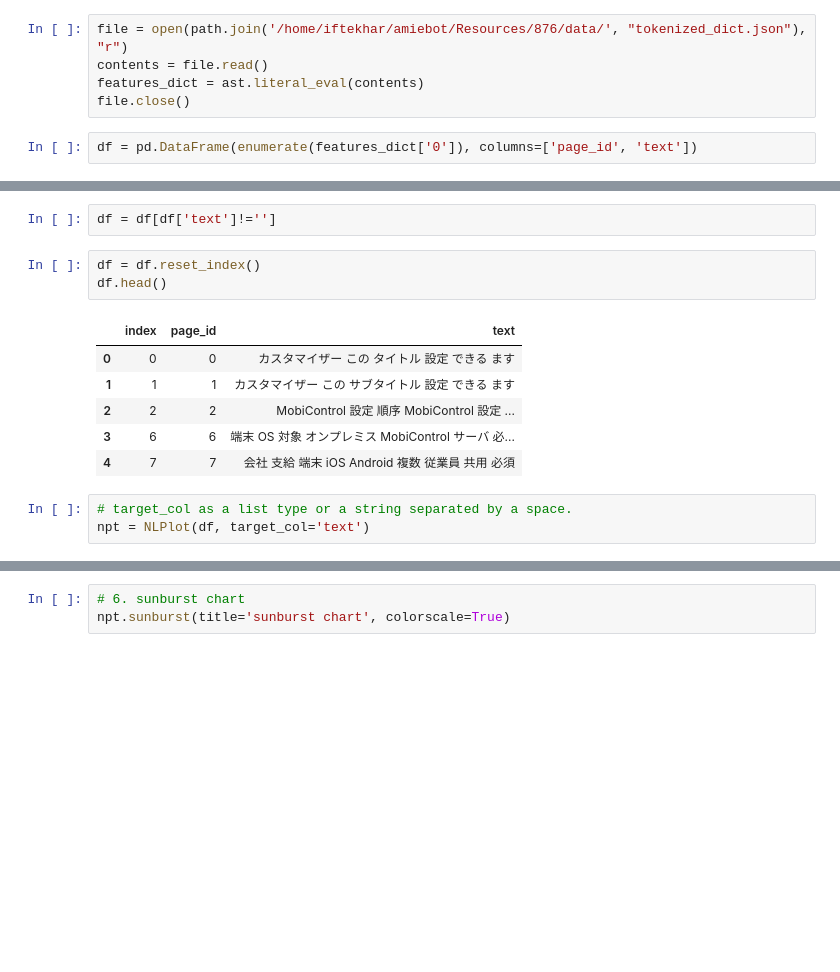
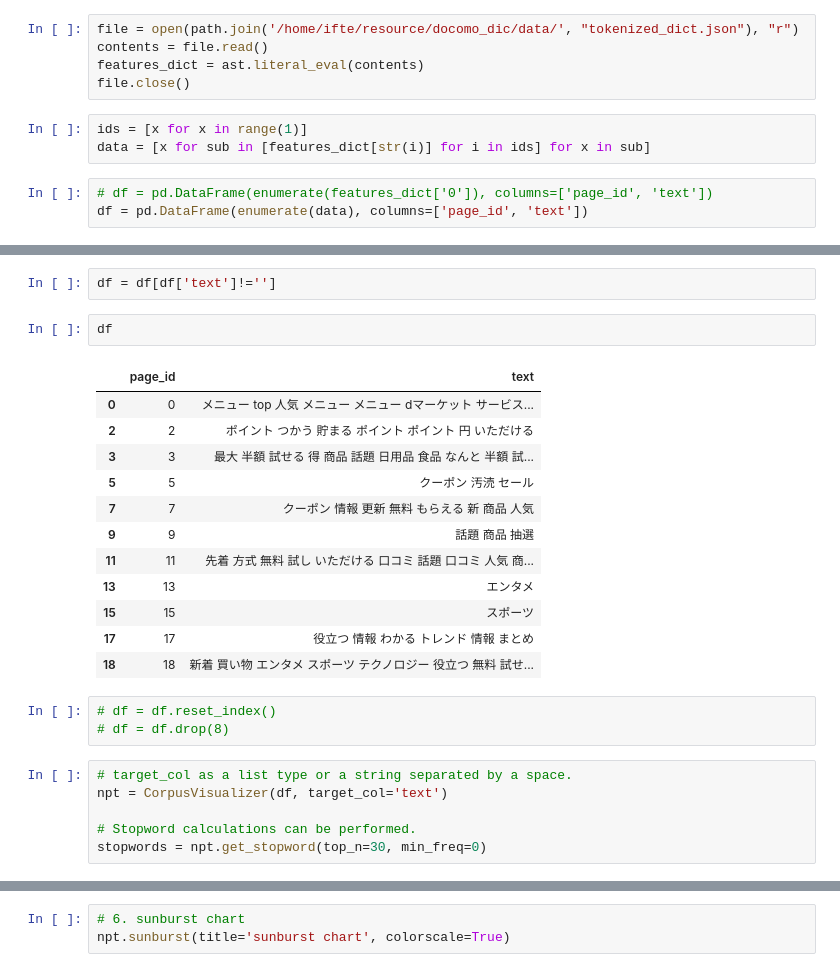
Before and after one commit to Iftekhar-mobin/AI-system, a Jupyter notebook: visualizer/ngram.ipynb, the cells around one changed output, grey strips where cells are left out. Cells and saved outputs as stored; diff of their text form; blank space fills up the shorter version.

```diff
--- a/visualizer/ngram.ipynb
+++ b/visualizer/ngram.ipynb
@@ -9,25 +14,40 @@ from nlplot import NLPlot
 # %%
-file = open(path.join('/home/iftekhar/amiebot/Resources/876/data/', "tokenized_dict.json"), "r")
+file = open(path.join('/home/ifte/resource/docomo_dic/data/', "tokenized_dict.json"), "r")
 contents = file.read()
 features_dict = ast.literal_eval(contents)
 file.close()
+# %%
+ids = [x for x in range(1)]
+data = [x for sub in [features_dict[str(i)] for i in ids] for x in sub]
 # %%
-df = pd.DataFrame(enumerate(features_dict['0']), columns=['page_id', 'text'])
+# df = pd.DataFrame(enumerate(features_dict['0']), columns=['page_id', 'text'])
+df = pd.DataFrame(enumerate(data), columns=['page_id', 'text'])
 # %%
 df.head(25)
 # %%
 df = df[df['text']!='']
+# %%
+df
+# %% [output]
+|  | page_id | text |
+| 0 | 0 | メニュー top 人気 メニュー メニュー dマーケット サービス... |
+| 2 | 2 | ポイント つかう 貯まる ポイント ポイント 円 いただける |
+| 3 | 3 | 最大 半額 試せる 得 商品 話題 日用品 食品 なんと 半額 試... |
+| 5 | 5 | クーポン 汚涜 セール |
+| 7 | 7 | クーポン 情報 更新 無料 もらえる 新 商品 人気 |
+| 9 | 9 | 話題 商品 抽選 |
+| 11 | 11 | 先着 方式 無料 試し いただける 口コミ 話題 口コミ 人気 商... |
+| 13 | 13 | エンタメ |
+| 15 | 15 | スポーツ |
+| 17 | 17 | 役立つ 情報 わかる トレンド 情報 まとめ |
+| 18 | 18 | 新着 買い物 エンタメ スポーツ テクノロジー 役立つ 無料 試せ... |
 # %%
-df = df.reset_index()
-df.head()
+# df = df.reset_index()
+# df = df.drop(8)
-# %% [output]
-|  | index | page_id | text |
-| 0 | 0 | 0 | カスタマイザー この タイトル 設定 できる ます |
-| 1 | 1 | 1 | カスタマイザー この サブタイトル 設定 できる ます |
-| 2 | 2 | 2 | MobiControl 設定 順序 MobiControl 設定 ... |
-| 3 | 6 | 6 | 端末 OS 対象 オンプレミス MobiControl サーバ 必... |
-| 4 | 7 | 7 | 会社 支給 端末 iOS Android 複数 従業員 共用 必須 |
 # %%
 # target_col as a list type or a string separated by a space.
-npt = NLPlot(df, target_col='text')
+npt = CorpusVisualizer(df, target_col='text')
+
+# Stopword calculations can be performed.
+stopwords = npt.get_stopword(top_n=30, min_freq=0)
 # %%
```
Also changed, not shown: parts of 11 cells of this notebook, 38 other files.
